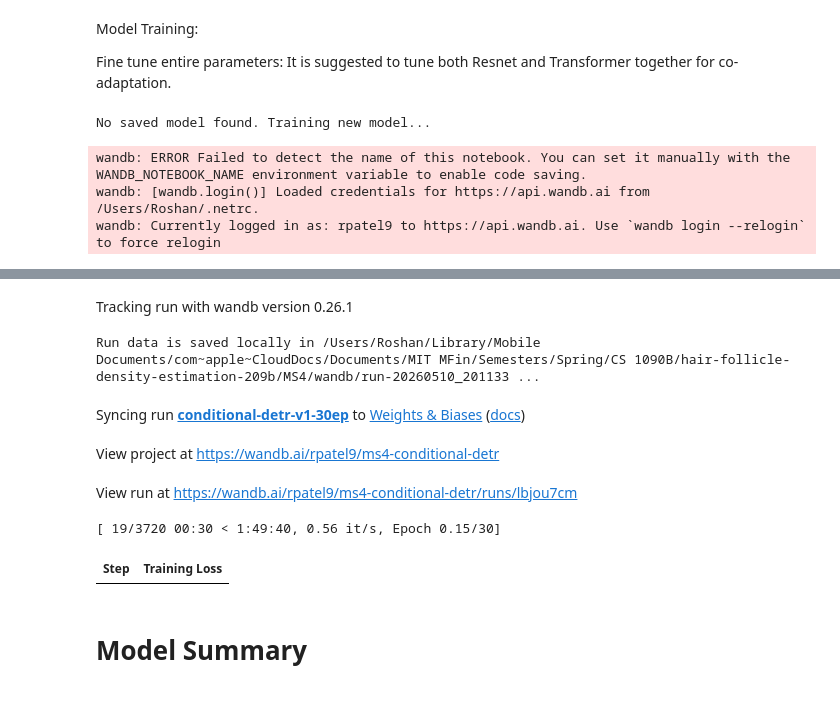
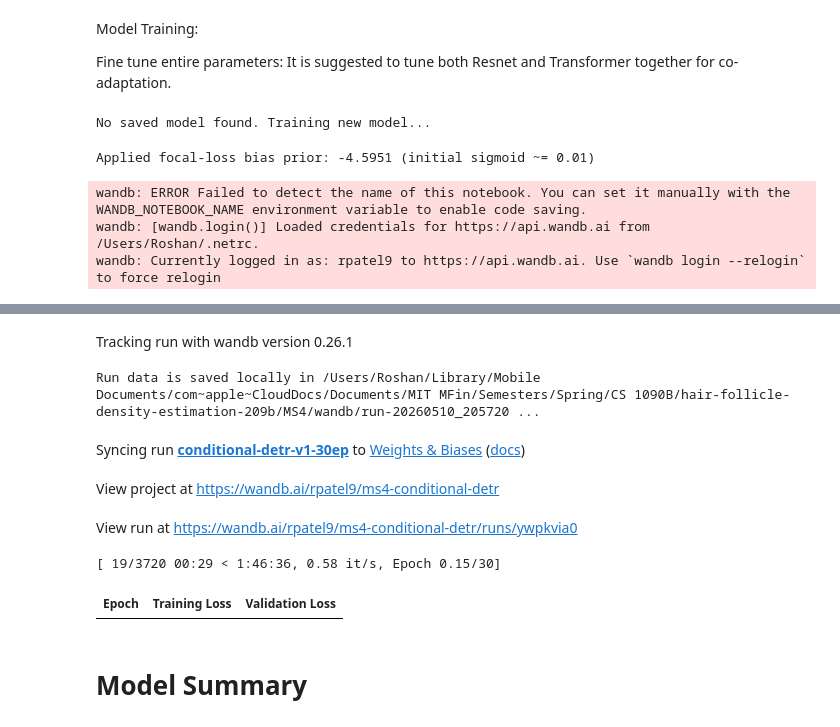
Before and after one commit to roshan-k-patel/hair-follicle-density-estimation-209b, a Jupyter notebook: MS4/MS4_Conditional_DETR.ipynb, the cells around one changed output, grey strips where cells are left out. Drawn from its saved outputs; the diff is of its cells as text; code cells hidden in the pictures.

```diff
--- a/MS4/MS4_Conditional_DETR.ipynb
+++ b/MS4/MS4_Conditional_DETR.ipynb
@@ -884,13 +889,13 @@ training_args = TrainingArguments(
     num_train_epochs=cfg.num_train_epochs,
     gradient_accumulation_steps=cfg.gradient_accumulation_steps,
 
-    learning_rate=1e-5,
+    learning_rate=1e-4,
     weight_decay=cfg.weight_decay,
 
-    # ConditionalDetr cross-attention has a shape bug in the Trainer eval
-    # path on transformers 5.6.2; mAP is logged from a custom callback
-    # (MAPLoggerCallback) instead, which runs direct model inference.
-    eval_strategy="no",
+    # Run Trainer's built-in eval each epoch -> logs eval/loss.
+    # Safe on transformers 4.56.2 (the v5 ConditionalDetr cross-attention
+    # bug does not exist in this version).
+    eval_strategy="epoch",
 
     # Save every 5 epochs: 991 train images / (batch 2 * grad_accum 4) = 124
     # steps per epoch, so 5 epochs = 620 steps. save_total_limit=6 keeps the
@@ -906,7 +911,6 @@ training_args = TrainingArguments(
     remove_unused_columns=False,
     dataloader_num_workers=cfg.num_workers,
 
-    # Disabled because eval_strategy="no": no eval_loss to select "best" from.
     load_best_model_at_end=False,
     metric_for_best_model="eval_loss",
     greater_is_better=False,
@@ -925,6 +929,7 @@ Model Training:
 Fine tune entire parameters: It is suggested to tune both Resnet and Transformer together for co-adaptation.
 # %%
 # Fine tune a model or load from checkpoint if exists.
+import math
 from transformers.utils import logging
 logging.set_verbosity_error()
 
@@ -955,33 +960,39 @@ config.giou_loss_coefficient = 4
 logs = ''
 if os.path.exists(os.path.join(save_path, "config.json")):
     print(f"Loading existing model from {save_path}...")
-    model = ConditionalDetrForObjectDetection.from_pretrained(
-        save_path,
-        attn_implementation="eager",
-    )
+    model = ConditionalDetrForObjectDetection.from_pretrained(save_path)
     processor = ConditionalDetrImageProcessor.from_pretrained(save_path)
     if os.path.exists(hist_path):
         with open(hist_path, "r") as f:
             logs = json.load(f)
 else:
     print("No saved model found. Training new model...")
-    # attn_implementation="eager" sidesteps a transformers 5.6.2 bug where the
-    # SDPA attention dispatch in ConditionalDetr cross-attention crashes during
-    # inference once the model has been touched by the Trainer's training loop
-    # (linear shape mismatch on o_proj: 100x512 vs 256x256). Eager attention
-    # does the math directly and avoids the buggy dispatch.
     model = ConditionalDetrForObjectDetection.from_pretrained(
         cfg.pretrained_model_name,
         config=config,
         ignore_mismatched_sizes=True,
-        attn_implementation="eager",
     )
+
+    # === Focal-loss bias prior fix ===
+    # Conditional DETR uses sigmoid focal loss for classification. The
+    # pretrained checkpoint ships with class_labels_classifier.bias set to
+    # log((1-pi)/pi) where pi=0.01 (so initial sigmoid scores are ~0.01).
+    # When num_labels changes from 91 to 4, ignore_mismatched_sizes=True
+    # silently reinitializes the bias to ZERO -- initial sigmoid scores
+    # become 0.5, focal loss has no useful gradient, training fails.
+    # Manually reapply the focal-loss prior init.
+    prior_prob = 0.01
+    bias_value = -math.log((1 - prior_prob) / prior_prob)
+    model.class_labels_classifier.bias.data.fill_(bias_value)
+    print(f"Applied focal-loss bias prior: {bias_value:.4f} (initial sigmoid ~= {prior_prob})")
 
     # Conservative recipe matching the vanilla DETR aug4 notebook:
     # alpha_cls=0 (focal loss handles class imbalance internally), no
     # WeightedRandomSampler, no differential head/backbone LR. The
     # MAPLoggerCallback logs eval/map_50, eval/map, eval/map_75, and
-    # per-class mAP to W&B at the end of each epoch.
+    # per-class mAP to W&B at the end of each epoch. Trainer's built-in
+    # eval (re-enabled now that we are on transformers 4.56.2) also logs
+    # eval/loss each epoch.
     trainer = ClassWeightedDetrTrainer(
         model=model,
         args=training_args,
@@ -992,40 +1003,41 @@ else:
         class_weights=class_weights,
         alpha_cls=0.0,
         sample_weights=None,
         lr_head=None,
         lr_backbone=None,
         callbacks=[MAPLoggerCallback(
             val_dataset=val_dataset,
             processor=processor,
             collate_fn=collate_fn,
             num_workers=cfg.num_workers,
         )],
     )
 
     trainer.train()
 
     # ---- save ----
     logs = trainer.state.log_history
     trainer.save_model(save_path)
     processor.save_pretrained(save_path)
 
     with open(hist_path, "w") as f:
         json.dump(logs, f, indent=2)
 
     print(f"Model saved to {save_path}")
 # %% [output]
 No saved model found. Training new model...
-wandb: ERROR Failed to detect the name of this notebook. You can set it manually with the WANDB_NOTEBOOK_NAME environment variable to enable code saving.
-wandb: [wandb.login()] Loaded credentials for https://api.wandb.ai from /Users/Roshan/.netrc.
-wandb: Currently logged in as: rpatel9 to https://api.wandb.ai. Use `wandb login --relogin` to force relogin
+Applied focal-loss bias prior: -4.5951 (initial sigmoid ~= 0.01)
+wandb: ERROR Failed to detect the name of this notebook. You can set it manually with the WANDB_NOTEBOOK_NAME environment variable to enable code saving.
+wandb: [wandb.login()] Loaded credentials for https://api.wandb.ai from /Users/Roshan/.netrc.
+wandb: Currently logged in as: rpatel9 to https://api.wandb.ai. Use `wandb login --relogin` to force relogin
 [interactive output not drawn]
 Tracking run with wandb version 0.26.1
-Run data is saved locally in /Users/Roshan/Library/Mobile Documents/com~apple~CloudDocs/Documents/MIT MFin/Semesters/Spring/CS 1090B/hair-follicle-density-estimation-209b/MS4/wandb/run-20260510_201133 ...
+Run data is saved locally in /Users/Roshan/Library/Mobile Documents/com~apple~CloudDocs/Documents/MIT MFin/Semesters/Spring/CS 1090B/hair-follicle-density-estimation-209b/MS4/wandb/run-20260510_205720 ...
 Syncing run conditional-detr-v1-30ep to Weights & Biases (docs)
 View project at https://wandb.ai/rpatel9/ms4-conditional-detr
-View run at https://wandb.ai/rpatel9/ms4-conditional-detr/runs/lbjou7cm
+View run at https://wandb.ai/rpatel9/ms4-conditional-detr/runs/ywpkvia0
-[ 19/3720 00:30 < 1:49:40, 0.56 it/s, Epoch 0.15/30]
+[ 19/3720 00:29 < 1:46:36, 0.58 it/s, Epoch 0.15/30]
-| Step | Training Loss |
+| Epoch | Training Loss | Validation Loss |
 # %%
 print(train_dataset.box_scale)
 print(val_dataset.box_scale)
```
Also changed, not shown: parts of 2 cells of this notebook.
